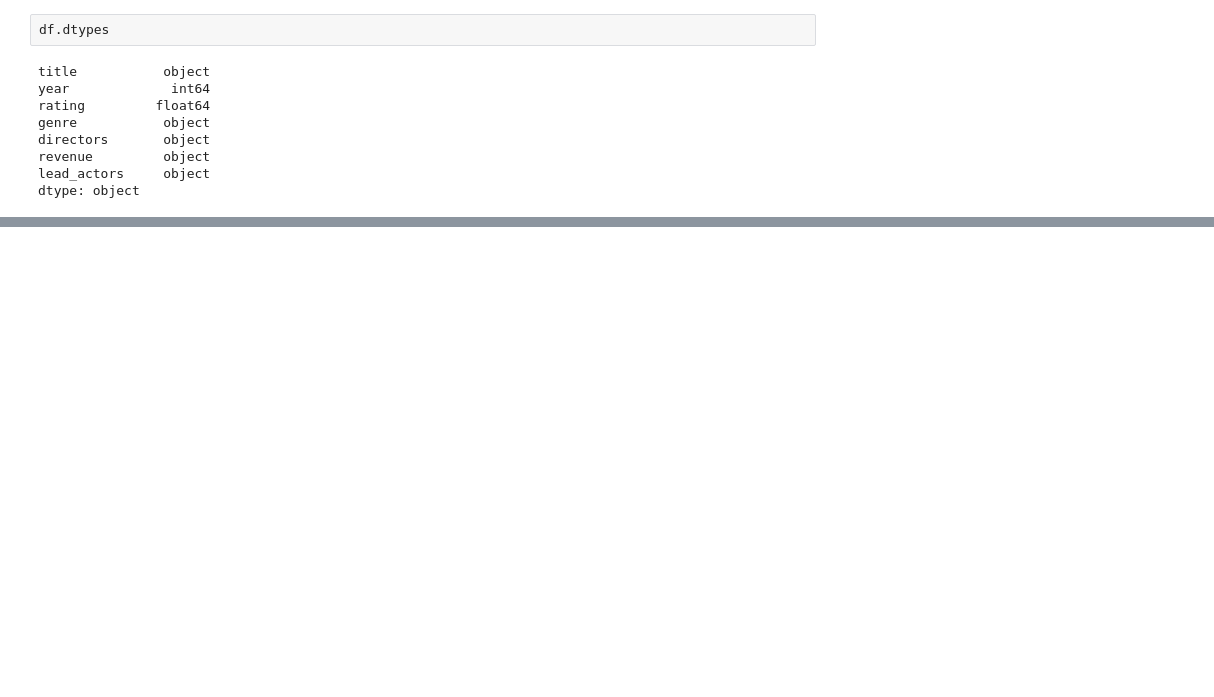
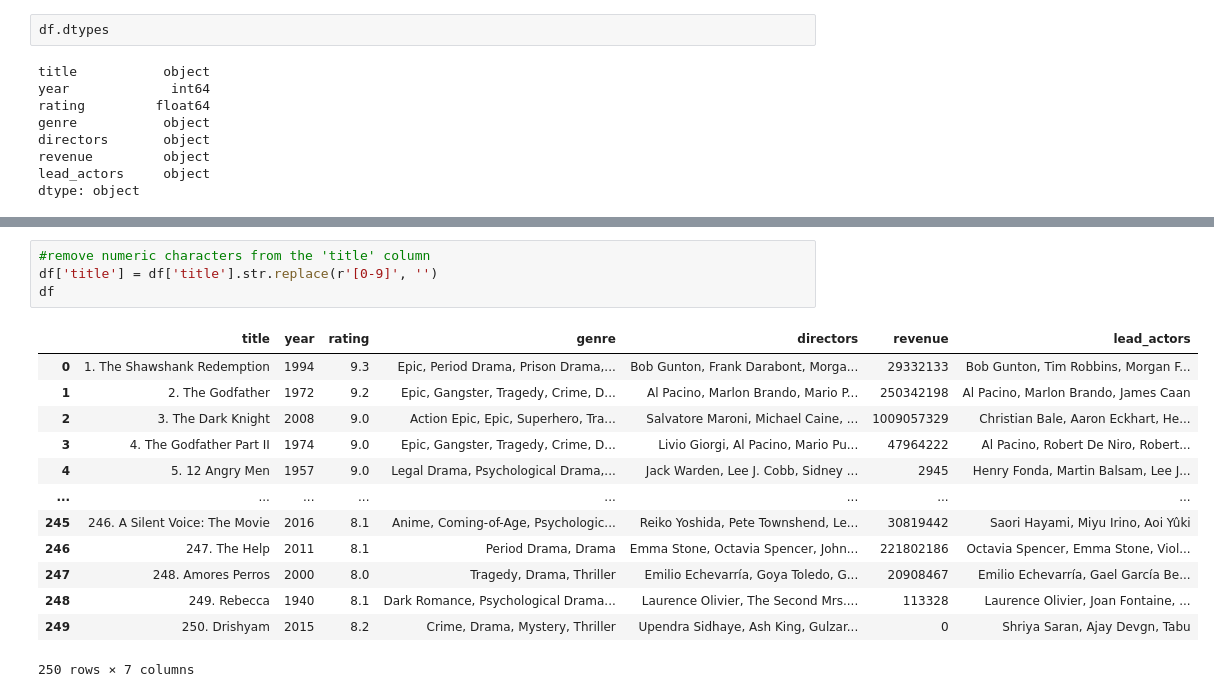
Before and after one commit to lahirudatascience/imdb_exploratory_data_analysis, a Jupyter notebook: notebooks/eda_analysis.ipynb, the cells around one changed output, grey strips where cells are left out. Cells and saved outputs as stored; diff of their text form; blank space fills up the shorter version.

```diff
--- a/notebooks/eda_analysis.ipynb
+++ b/notebooks/eda_analysis.ipynb
@@ -297,0 +297,18 @@ print(df[['revenue']])
+# %%
+#remove numeric characters from the 'title' column
+df['title'] = df['title'].str.replace(r'[0-9]', '')
+df
+# %% [output]
+|  | title | year | rating | genre | directors | revenue | lead_actors |
+| 0 | 1. The Shawshank Redemption | 1994 | 9.3 | Epic, Period Drama, Prison Drama,... | Bob Gunton, Frank Darabont, Morga... | 29332133 | Bob Gunton, Tim Robbins, Morgan F... |
+| 1 | 2. The Godfather | 1972 | 9.2 | Epic, Gangster, Tragedy, Crime, D... | Al Pacino, Marlon Brando, Mario P... | 250342198 | Al Pacino, Marlon Brando, James Caan |
+| 2 | 3. The Dark Knight | 2008 | 9.0 | Action Epic, Epic, Superhero, Tra... | Salvatore Maroni, Michael Caine, ... | 1009057329 | Christian Bale, Aaron Eckhart, He... |
+| 3 | 4. The Godfather Part II | 1974 | 9.0 | Epic, Gangster, Tragedy, Crime, D... | Livio Giorgi, Al Pacino, Mario Pu... | 47964222 | Al Pacino, Robert De Niro, Robert... |
+| 4 | 5. 12 Angry Men | 1957 | 9.0 | Legal Drama, Psychological Drama,... | Jack Warden, Lee J. Cobb, Sidney ... | 2945 | Henry Fonda, Martin Balsam, Lee J... |
+| ... | ... | ... | ... | ... | ... | ... | ... |
+| 245 | 246. A Silent Voice: The Movie | 2016 | 8.1 | Anime, Coming-of-Age, Psychologic... | Reiko Yoshida, Pete Townshend, Le... | 30819442 | Saori Hayami, Miyu Irino, Aoi Yûki |
+| 246 | 247. The Help | 2011 | 8.1 | Period Drama, Drama | Emma Stone, Octavia Spencer, John... | 221802186 | Octavia Spencer, Emma Stone, Viol... |
+| 247 | 248. Amores Perros | 2000 | 8.0 | Tragedy, Drama, Thriller | Emilio Echevarría, Goya Toledo, G... | 20908467 | Emilio Echevarría, Gael García Be... |
+| 248 | 249. Rebecca | 1940 | 8.1 | Dark Romance, Psychological Drama... | Laurence Olivier, The Second Mrs.... | 113328 | Laurence Olivier, Joan Fontaine, ... |
+| 249 | 250. Drishyam | 2015 | 8.2 | Crime, Drama, Mystery, Thriller | Upendra Sidhaye, Ash King, Gulzar... | 0 | Shriya Saran, Ajay Devgn, Tabu |
+250 rows × 7 columns
```
Also changed, not shown: parts of 8 cells of this notebook.
